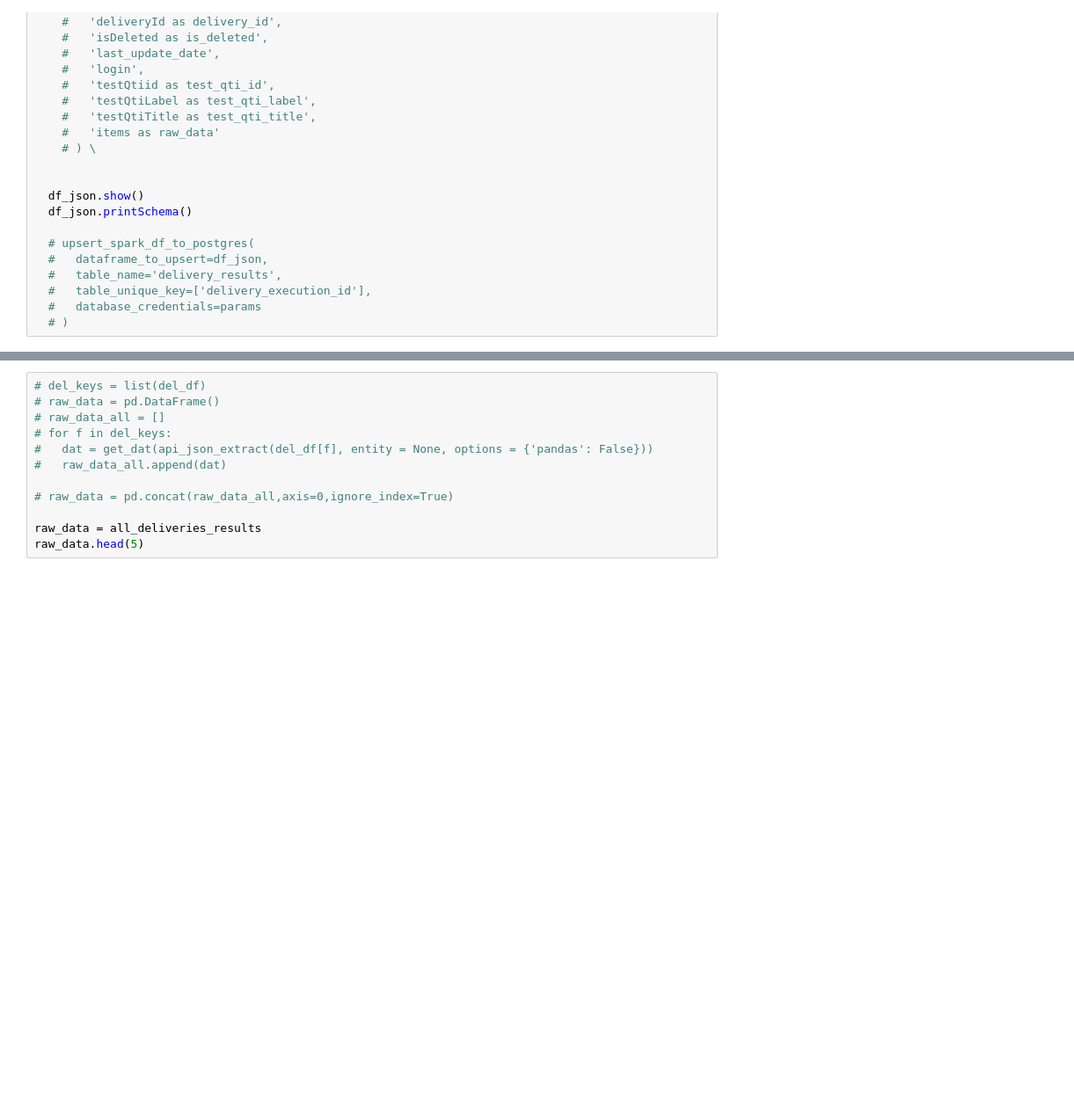
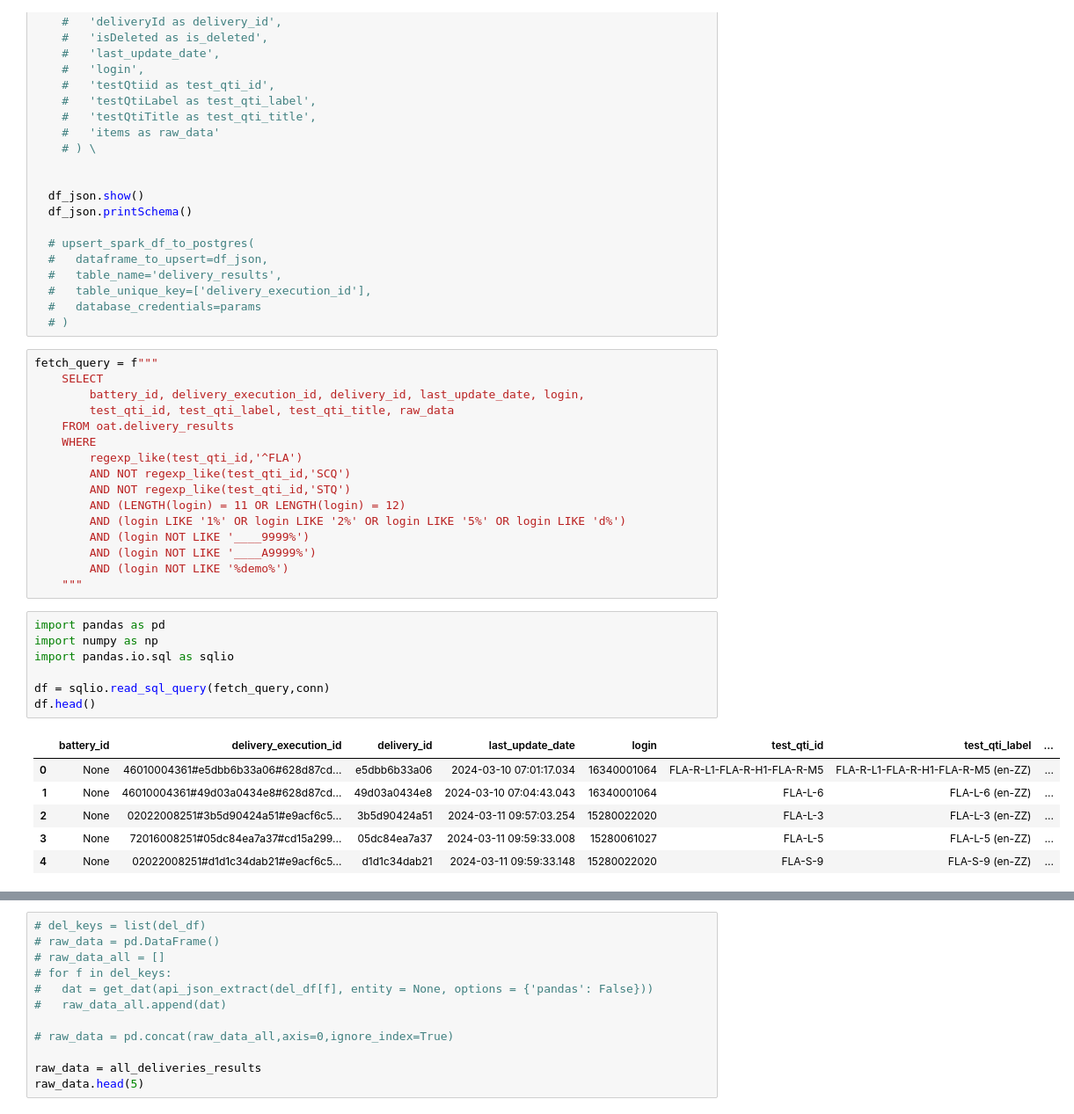
Before and after one commit to leonhead-acer/pisa2025-api-etl, a Jupyter notebook: Getting_started_with_Data_Extraction.ipynb, the cells around one changed output, grey strips where cells are left out. Shown at 88% size. Cells and saved outputs as stored; diff of their text form; blank space fills up the shorter version.

```diff
--- a/Getting_started_with_Data_Extraction.ipynb
+++ b/Getting_started_with_Data_Extraction.ipynb
@@ -833,3 +859,33 @@ for f in json_files:
   #   table_unique_key=['delivery_execution_id'],
   #   database_credentials=params
   # )
+# %%
+fetch_query = f"""
+    SELECT
+        battery_id, delivery_execution_id, delivery_id, last_update_date, login,
+        test_qti_id, test_qti_label, test_qti_title, raw_data
+    FROM oat.delivery_results
+    WHERE
+        regexp_like(test_qti_id,'^FLA')
+        AND NOT regexp_like(test_qti_id,'SCQ')
+        AND NOT regexp_like(test_qti_id,'STQ')
+        AND (LENGTH(login) = 11 OR LENGTH(login) = 12)
+        AND (login LIKE '1%' OR login LIKE '2%' OR login LIKE '5%' OR login LIKE 'd%')
+        AND (login NOT LIKE '____9999%')
+        AND (login NOT LIKE '____A9999%')
+        AND (login NOT LIKE '%demo%')
+    """
+# %%
+import pandas as pd
+import numpy as np
+import pandas.io.sql as sqlio
+
+df = sqlio.read_sql_query(fetch_query,conn)
+df.head()
+# %% [output]
+|  | battery_id | delivery_execution_id | delivery_id | last_update_date | login | test_qti_id | test_qti_label | ... |
+| 0 | None | 46010004361#e5dbb6b33a06#628d87cd... | e5dbb6b33a06 | 2024-03-10 07:01:17.034 | 16340001064 | FLA-R-L1-FLA-R-H1-FLA-R-M5 | FLA-R-L1-FLA-R-H1-FLA-R-M5 (en-ZZ) | ... |
+| 1 | None | 46010004361#49d03a0434e8#628d87cd... | 49d03a0434e8 | 2024-03-10 07:04:43.043 | 16340001064 | FLA-L-6 | FLA-L-6 (en-ZZ) | ... |
+| 2 | None | 02022008251#3b5d90424a51#e9acf6c5... | 3b5d90424a51 | 2024-03-11 09:57:03.254 | 15280022020 | FLA-L-3 | FLA-L-3 (en-ZZ) | ... |
+| 3 | None | 72016008251#05dc84ea7a37#cd15a299... | 05dc84ea7a37 | 2024-03-11 09:59:33.008 | 15280061027 | FLA-L-5 | FLA-L-5 (en-ZZ) | ... |
+| 4 | None | 02022008251#d1d1c34dab21#e9acf6c5... | d1d1c34dab21 | 2024-03-11 09:59:33.148 | 15280022020 | FLA-S-9 | FLA-S-9 (en-ZZ) | ... |
```
Also changed, not shown: parts of 13 cells of this notebook.
